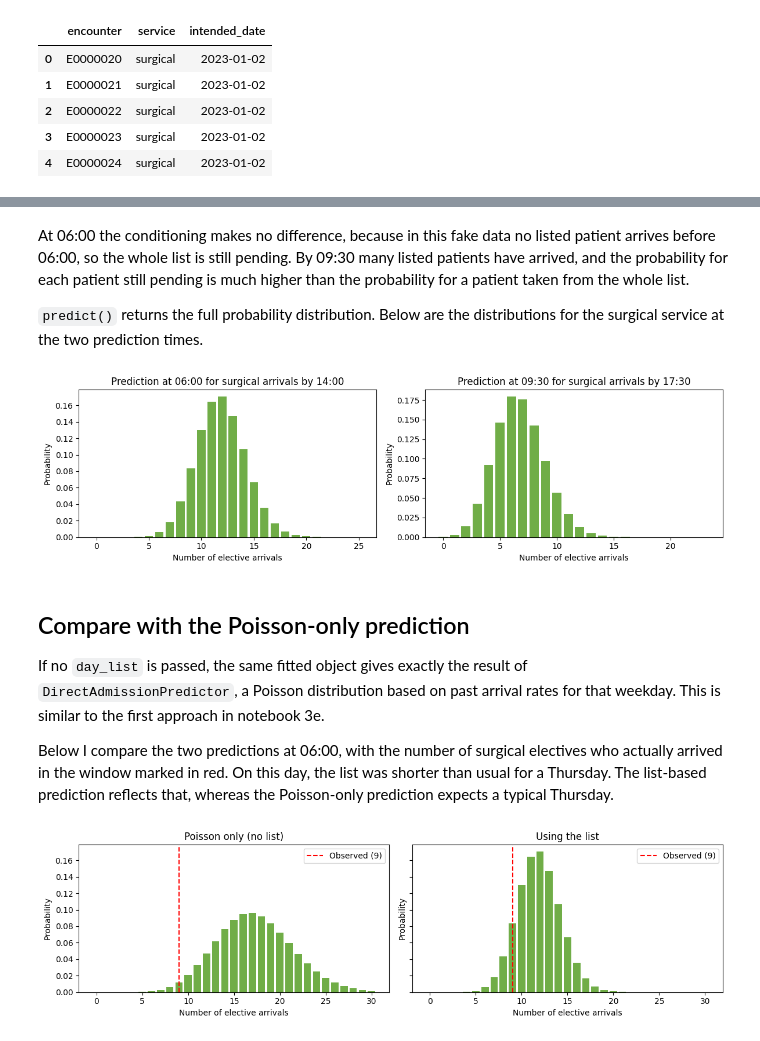
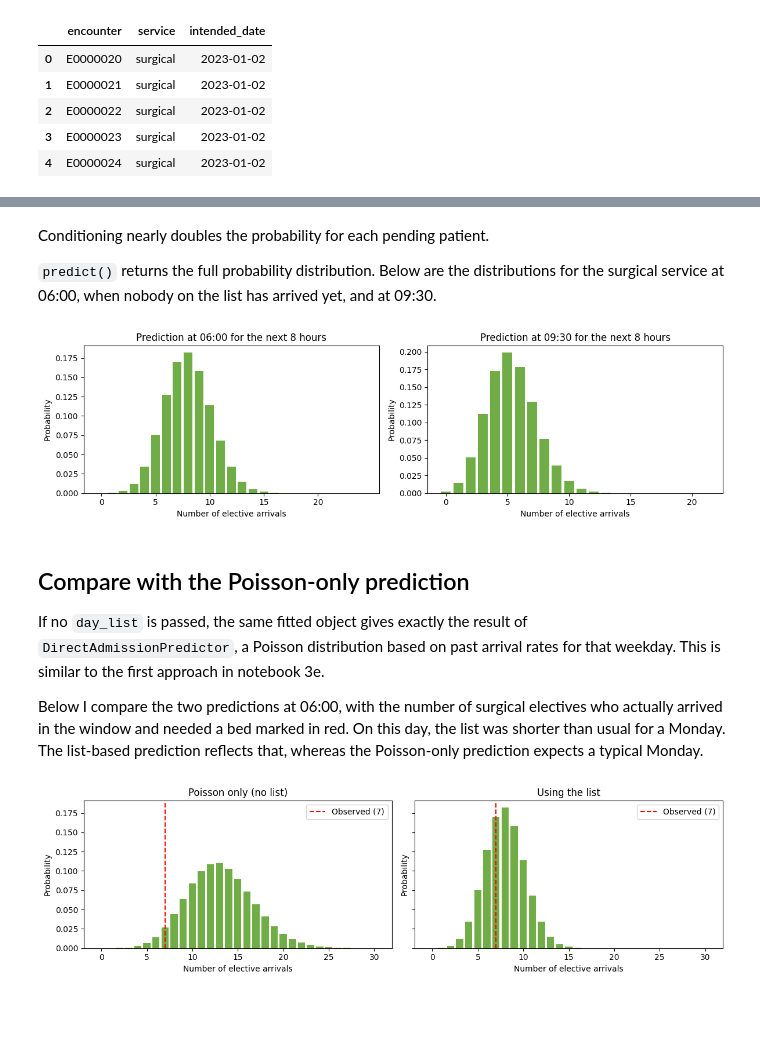
Before and after one commit to zmek/patientflow, a Jupyter notebook: notebooks/3g_Predict_elective_demand_using_a_list.ipynb, the cells around one changed output, grey strips where cells are left out. Cells and saved outputs as stored; diff of their text form; code cells hidden in the pictures; blank space fills up the shorter version.

```diff
--- a/notebooks/3g_Predict_elective_demand_using_a_list.ipynb
+++ b/notebooks/3g_Predict_elective_demand_using_a_list.ipynb
@@ -102,9 +108,11 @@ start_test_set = date(2023, 3, 1)
 num_days = (start_test_set - start_training_set).days
 
 arrival_dates = elective_arrivals['arrival_datetime'].dt.date
-train_elective_arrivals = elective_arrivals[
+train_period_arrivals = elective_arrivals[
     (arrival_dates >= start_training_set) & (arrival_dates < start_test_set)
 ]
+train_elective_arrivals = train_period_arrivals[train_period_arrivals['is_admitted']]
+train_arrivals_not_admitted = train_period_arrivals[~train_period_arrivals['is_admitted']]
 
 # Leave out the list for the first training day (see above)
 train_elective_list = elective_list[
@@ -112,6 +120,7 @@ train_elective_list = elective_list[
     & (elective_list['intended_date'] < start_test_set)
 ]
 
-print(f'Training arrivals: {len(train_elective_arrivals)}; '
+print(f'Training arrivals: {len(train_elective_arrivals)} needing a bed, '
+      f'{len(train_arrivals_not_admitted)} not; '
       f'training list rows: {len(train_elective_list)}; days: {num_days}')
 # %% [output]
@@ -151,6 +162,7 @@ with warnings.catch_warnings(record=True) as caught:
     list_model.fit(
         train_elective_arrivals.set_index('arrival_datetime'),
         list_df=train_elective_list,
+        arrivals_not_admitted=train_arrivals_not_admitted.set_index('arrival_datetime'),
         yta_time_interval=yta_time_interval,
         num_days=num_days,
     )
@@ -238,5 +254,5 @@ I use Thursday 16 March 2023 from the test period. I chose it because its surgic
 # %%
-prediction_date = date(2023, 3, 16)
+prediction_date = date(2023, 3, 6)
 prediction_window = timedelta(hours=8)
 elective_list_for_day = elective_list[elective_list['intended_date'] == prediction_date]
 
@@ -322,7 +313,7 @@ At 09:30: 12 surgical patients listed, 6 still pending
 # %% [markdown]
-At 06:00 the conditioning makes no difference, because in this fake data no listed patient arrives before 06:00, so the whole list is still pending. By 09:30 many listed patients have arrived, and the probability for each patient still pending is much higher than the probability for a patient taken from the whole list.
+Conditioning nearly doubles the probability for each pending patient.
 
-`predict()` returns the full probability distribution. Below are the distributions for the surgical service at the two prediction times.
+`predict()` returns the full probability distribution. Below are the distributions for the surgical service at 06:00, when nobody on the list has arrived yet, and at 09:30.
 # %%
 from patientflow.viz.probability_distribution import plot_prob_dist
 from patientflow.viz.pipeline_plots import create_colour_dict
@@ -339,13 +330,9 @@ for ax, prediction_time in zip(axes, [(6, 0), (9, 30)]):
         day_list=elective_list_for_day,
         arrivals=elective_arrivals,
     )['surgical']
-    window_end = (datetime.combine(prediction_date, datetime.min.time())
-                  + timedelta(hours=prediction_time[0], minutes=prediction_time[1])
-                  + prediction_window)
     plot_prob_dist(
         predicted_pmf,
-        f'Prediction at {prediction_time[0]:02d}:{prediction_time[1]:02d} '
-        f'for surgical arrivals by {window_end:%H:%M}',
+        f'Prediction at {prediction_time[0]:02d}:{prediction_time[1]:02d} for the next 8 hours',
         include_titles=True,
         truncate_at_beds=25,
         bar_colour=colour_dict['single']['surgical'],
@@ -355,38 +342,39 @@ for ax, prediction_time in zip(axes, [(6, 0), (9, 30)]):
 plt.tight_layout()
 plt.show()
 # %% [output]
-[figure, old version]
+[figure, new version]
 # %% [markdown]
 ## Compare with the Poisson-only prediction
 
 If no `day_list` is passed, the same fitted object gives exactly the result of `DirectAdmissionPredictor`, a Poisson distribution based on past arrival rates for that weekday. This is similar to the first approach in notebook 3e.
 
-Below I compare the two predictions at 06:00, with the number of surgical electives who actually arrived in the window marked in red. On this day, the list was shorter than usual for a Thursday. The list-based prediction reflects that, whereas the Poisson-only prediction expects a typical Thursday.
+Below I compare the two predictions at 06:00, with the number of surgical electives who actually arrived in the window and needed a bed marked in red. On this day, the list was shorter than usual for a Monday. The list-based prediction reflects that, whereas the Poisson-only prediction expects a typical Monday.
 # %%
 prediction_time = (6, 0)
 # max_value sets the largest count in each distribution, so that neither is cut short
 predict_args = dict(prediction_time=prediction_time, prediction_window=prediction_window,
                     filter_keys='surgical', prediction_date=prediction_date, max_value=60)
 
 pmf_with_list = list_model.predict(day_list=elective_list_for_day, arrivals=elective_arrivals,
                                    **predict_args)['surgical']
 pmf_without_list = list_model.predict(**predict_args)['surgical']
 
-# Surgical electives who arrived in the window on this day
+# Surgical electives who arrived in the window on this day and needed a bed
 prediction_moment = datetime.combine(prediction_date, datetime.min.time()).replace(hour=6)
 observed_arrivals = ((elective_arrivals['service'] == 'surgical')
+                     & elective_arrivals['is_admitted']
                      & (elective_arrivals['arrival_datetime'] > prediction_moment)
                      & (elective_arrivals['arrival_datetime'] <= prediction_moment + prediction_window)).sum()
 
 fig, axes = plt.subplots(1, 2, figsize=(12, 3.5), sharey=True)
 for ax, pmf, label in zip(axes, [pmf_without_list, pmf_with_list], ['Poisson only (no list)', 'Using the list']):
     plot_prob_dist(pmf, label, include_titles=True, truncate_at_beds=30,
                    bar_colour=colour_dict['single']['surgical'],
                    xlabel='Number of elective arrivals', ax=ax)
     ax.axvline(observed_arrivals, color='red', linestyle='--', label=f'Observed ({observed_arrivals})')
     ax.legend()
 plt.tight_layout()
 plt.show()
 # %% [output]
-[figure, old version]
+[figure, new version]
 # %% [markdown]
```
Also changed, not shown: parts of 26 cells of this notebook, 7 other files.
